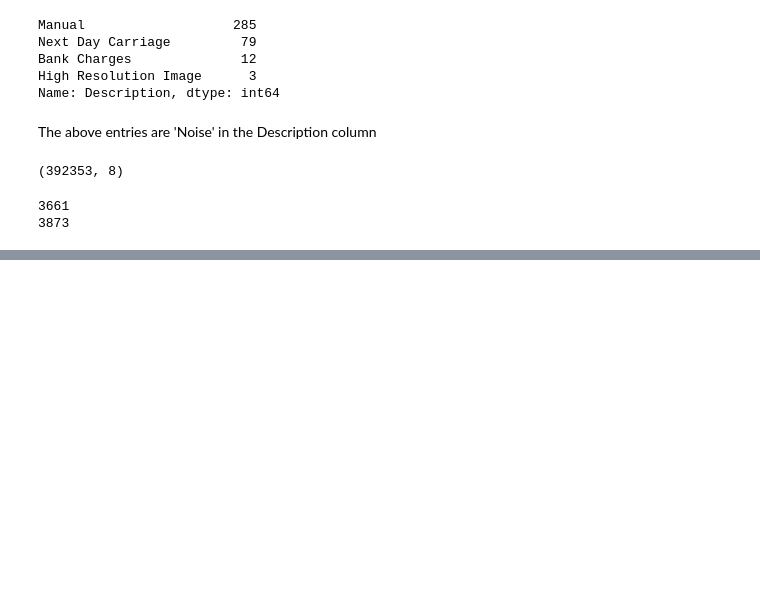
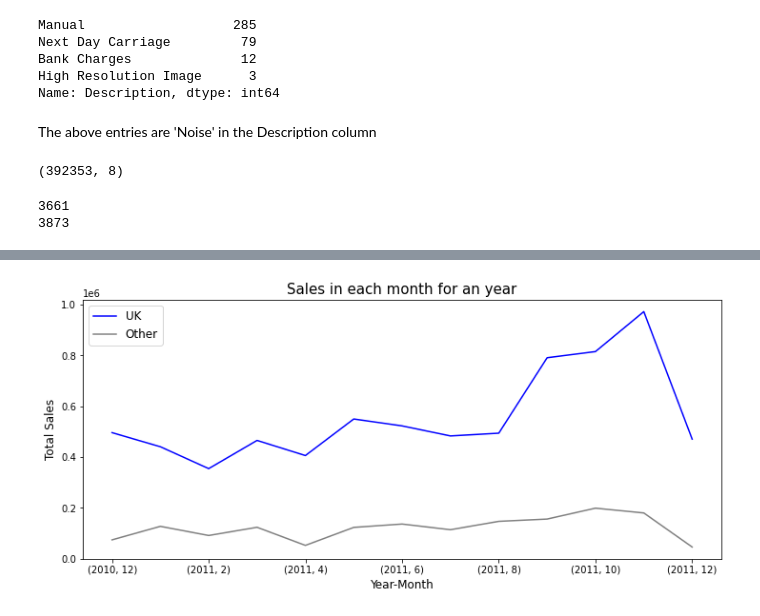
Before and after one commit to jjaskirat-ssingh/Customer-Segmentation, a Jupyter notebook: Customer Segmentation.ipynb, the cells around one changed output, grey strips where cells are left out. Drawn from its saved outputs; the diff is of its cells as text; code cells hidden in the pictures; blank space fills up the shorter version.

```diff
--- a/Customer Segmentation.ipynb
+++ b/Customer Segmentation.ipynb
@@ -348,0 +417,11 @@ print(df.Description.nunique())
+# %%
+plt.figure(figsize=(12,5))
+df[df['Country']=='United Kingdom'].groupby(['year','month'])['Amount'].sum().plot(kind='line',label='UK',color='blue')
+df[df['Country']=='Others'].groupby(['year','month'])['Amount'].sum().plot(kind='line',label='Other',color='grey')
+plt.xlabel('Year-Month',size=12)
+plt.ylabel('Total Sales', size=12)
+plt.title('Sales in each month for an year', size=15)
+plt.legend(fontsize=12)
+plt.show()
+# %% [output]
+[figure, added]
```
Also changed, not shown: parts of 26 cells of this notebook.
